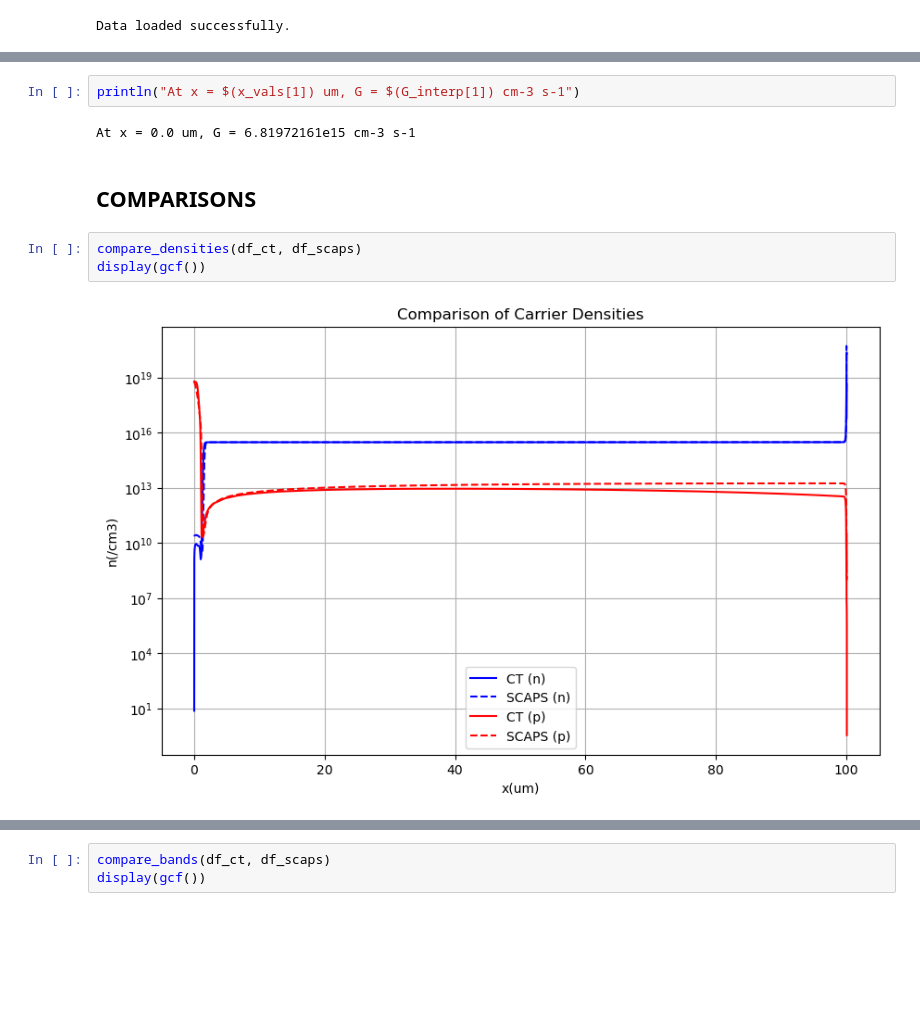
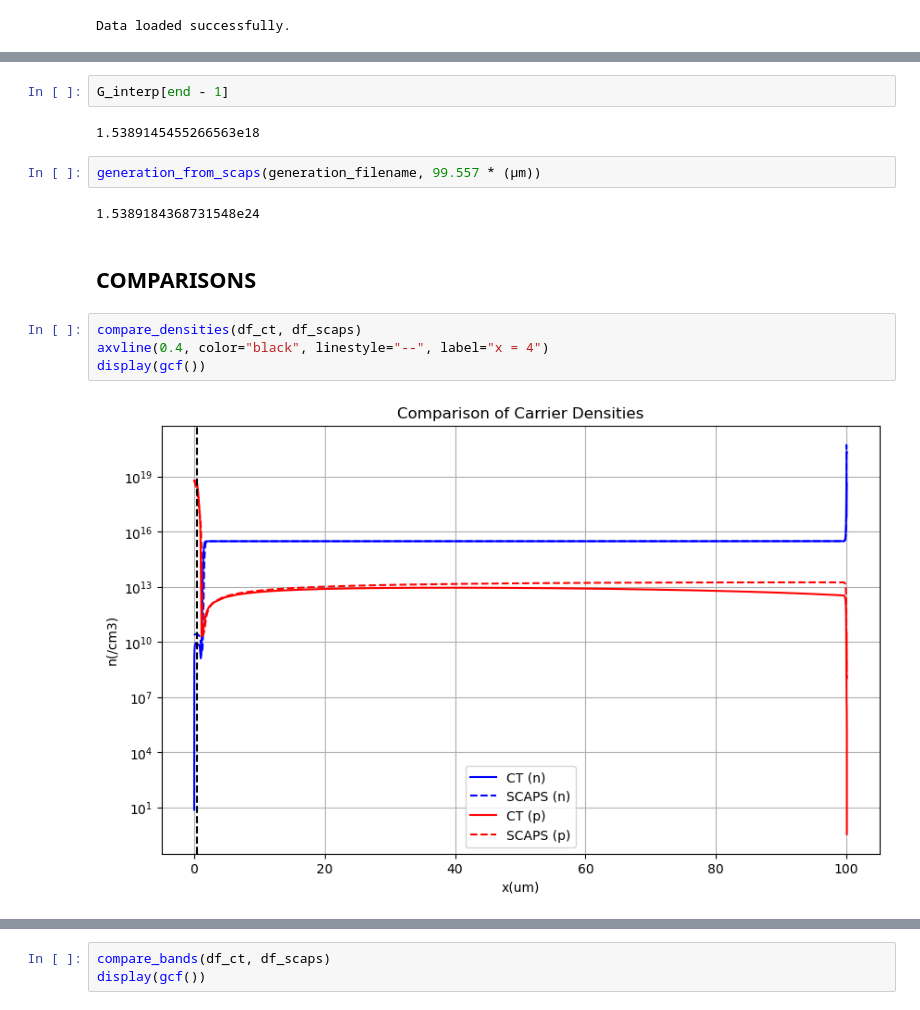
Before and after one commit to OxfordInterfacesLab/TandemFlow, a Jupyter notebook: utils/testing.ipynb, the cells around one changed output, grey strips where cells are left out. Drawn from its saved outputs; the diff is of its cells as text; blank space fills up the shorter version.

Commit message:
Updated TOPCON cell
Much closer to SCAPS now

```diff
--- a/utils/testing.ipynb
+++ b/utils/testing.ipynb
@@ -40,11 +58,16 @@ display(gcf())
-# %%
-println("At x = $(x_vals[1]) um, G = $(G_interp[1]) cm-3 s-1")
-# %% [output]
-At x = 0.0 um, G = 6.81972161e15 cm-3 s-1
+# %%
+G_interp[end - 1]
+# %% [output]
+1.5389145455266563e18
+# %%
+generation_from_scaps(generation_filename, 99.557 * (μm))
+# %% [output]
+1.5389184368731548e24
 # %% [markdown]
 ## COMPARISONS
 # %%
 compare_densities(df_ct, df_scaps)
+axvline(0.4, color="black", linestyle="--", label="x = 4")
 display(gcf())
 # %% [output]
-[figure, old version]
+[figure, new version]
```
Also changed, not shown: parts of 8 cells of this notebook, 1 other file.
